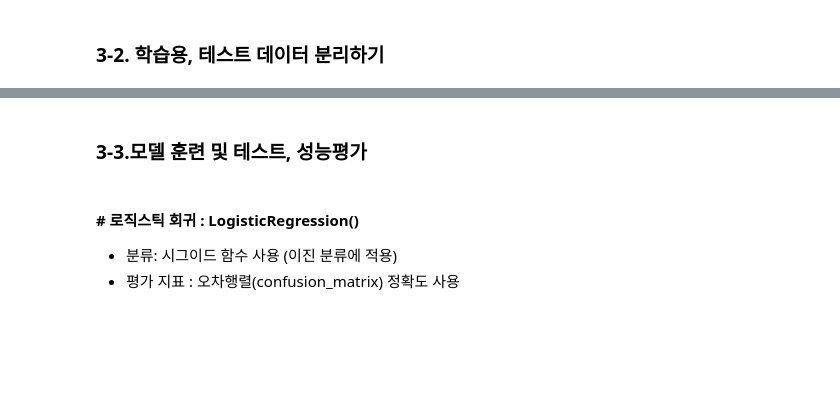
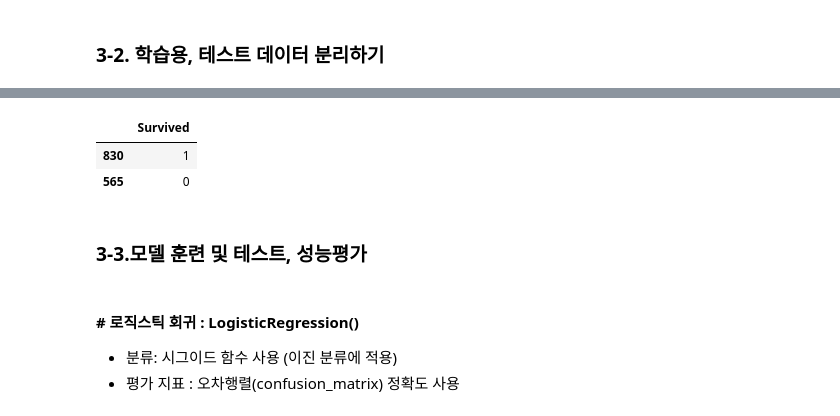
Before and after one commit to harujem/dataAnalysis, a Jupyter notebook: 3_머신러닝_분류_1_사이킷런_타이타닉생존자예측_배포.ipynb, the cells around one changed output, grey strips where cells are left out. Cells and saved outputs as stored; diff of their text form; code cells hidden in the pictures; blank space fills up the shorter version.

```diff
--- a/3_머신러닝_분류_1_사이킷런_타이타닉생존자예측_배포.ipynb
+++ b/3_머신러닝_분류_1_사이킷런_타이타닉생존자예측_배포.ipynb
@@ -497,3 +564,9 @@ print(y_train.shape, y_test.shape)
+# %%
+y_train.head(2)
+# %% [output]
+|  | Survived |
+| 830 | 1 |
+| 565 | 0 |
 # %% [markdown]
 ### 3-3.모델 훈련 및 테스트, 성능평가
 # %% [markdown]
```
Also changed, not shown: parts of 17 cells of this notebook.
